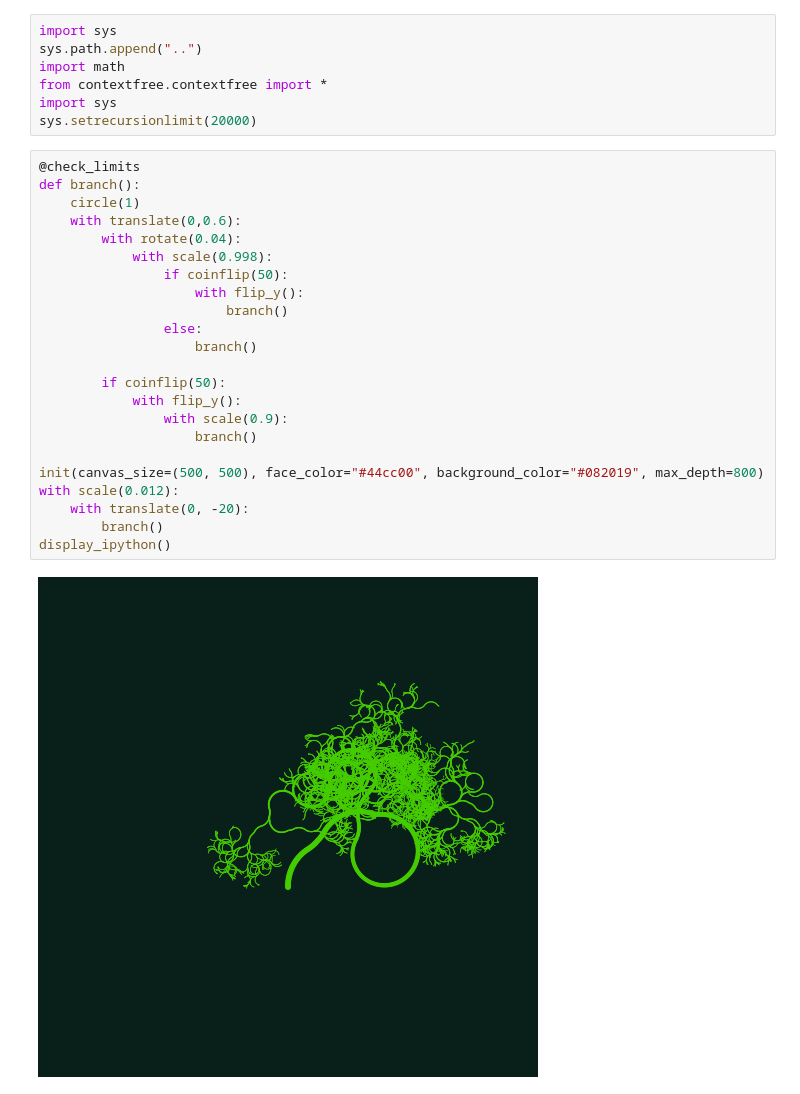
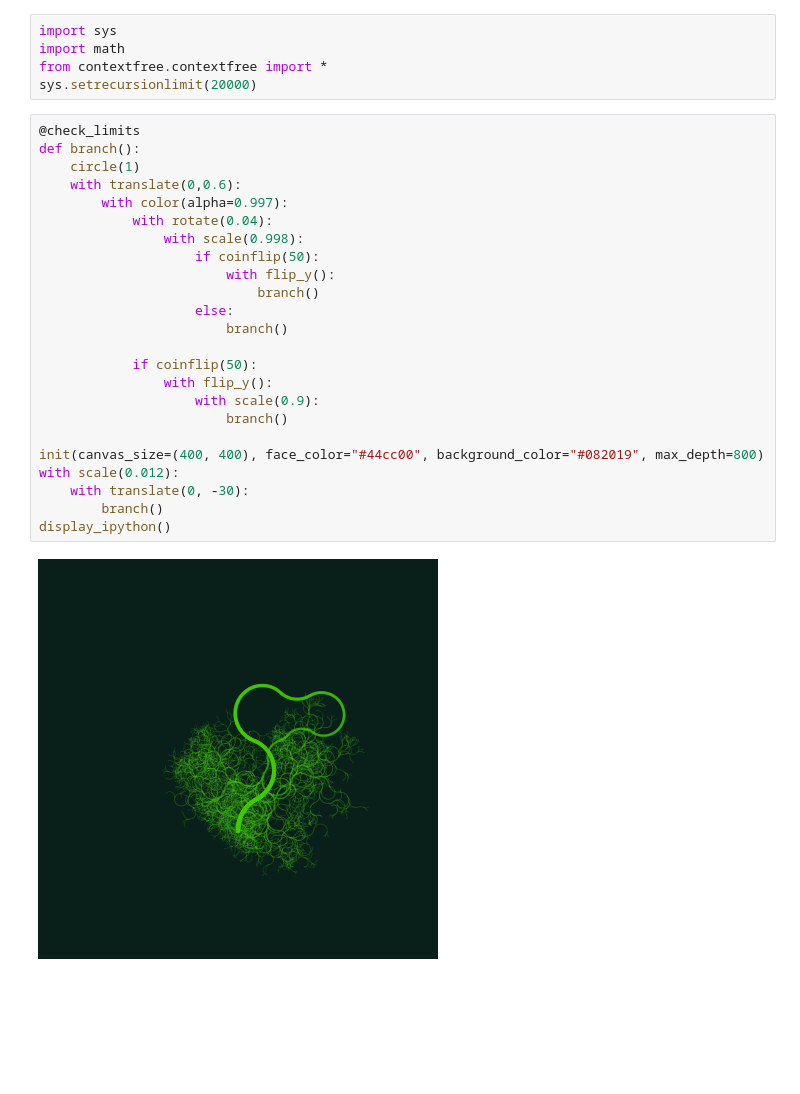
Before and after one commit to undertherain/pycontextfree, a Jupyter notebook: examples/branches_random.ipynb, the cells around one changed output. Saved outputs shown, nothing was run; the diff lists cells and outputs as text; blank space fills up the shorter version.

```diff
--- a/examples/branches_random.ipynb
+++ b/examples/branches_random.ipynb
@@ -1,32 +1,31 @@
 # %%
 import sys
-sys.path.append("..")
 import math
 from contextfree.contextfree import *
-import sys
 sys.setrecursionlimit(20000)
 # %%
 @check_limits
 def branch():
     circle(1)
     with translate(0,0.6):
-        with rotate(0.04):
-            with scale(0.998):
-                if coinflip(50):
-                    with flip_y():
+        with color(alpha=0.997):
+            with rotate(0.04):
+                with scale(0.998):
+                    if coinflip(50):
+                        with flip_y():
+                            branch()
+                    else:
                         branch()
-                else:
-                    branch()
 
-        if coinflip(50):
-            with flip_y():
-                with scale(0.9):
-                    branch()
+            if coinflip(50):
+                with flip_y():
+                    with scale(0.9):
+                        branch()
 
-init(canvas_size=(500, 500), face_color="#44cc00", background_color="#082019", max_depth=800)
+init(canvas_size=(400, 400), face_color="#44cc00", background_color="#082019", max_depth=800)
 with scale(0.012):
-    with translate(0, -20):
+    with translate(0, -30):
         branch()
 display_ipython()
 # %% [output]
-[figure, old version]
+[figure, new version]
```
